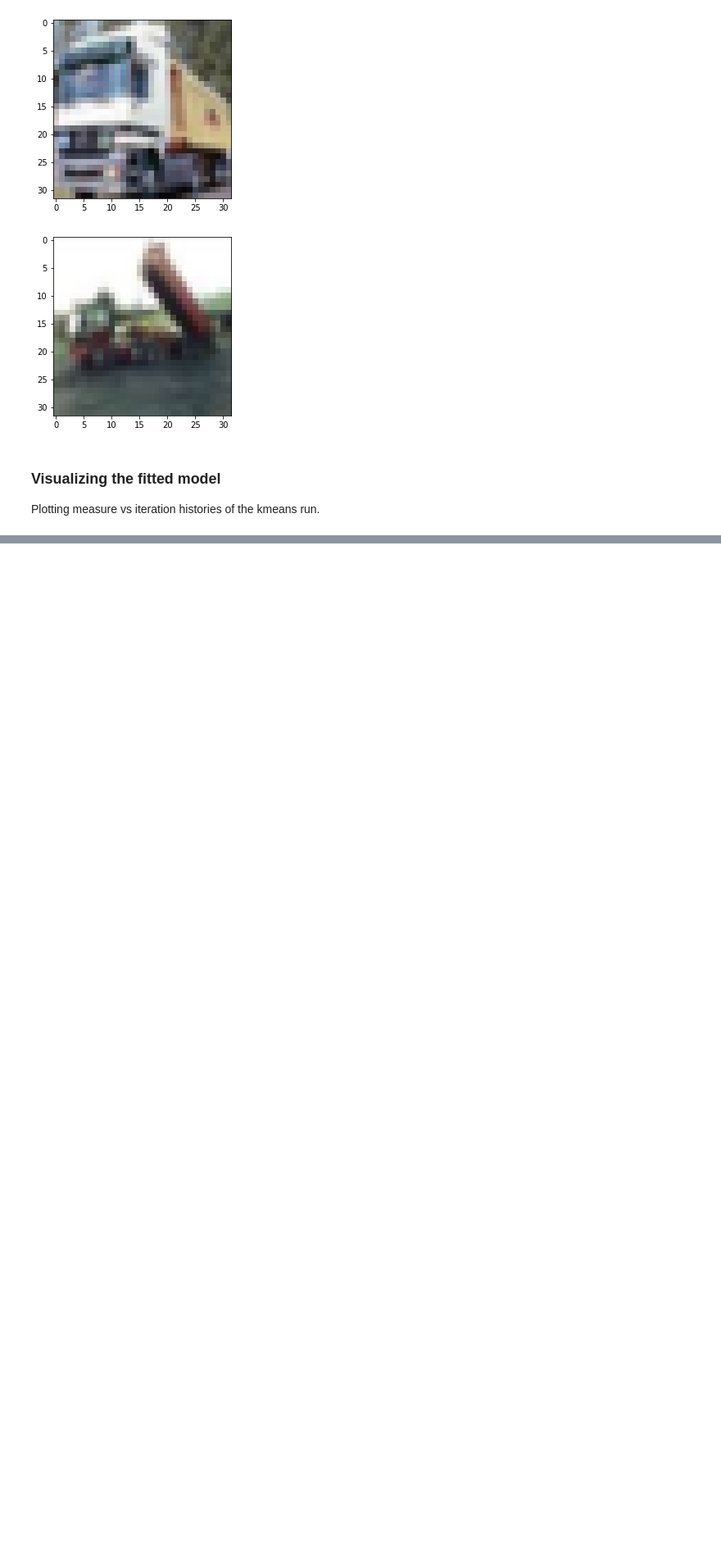
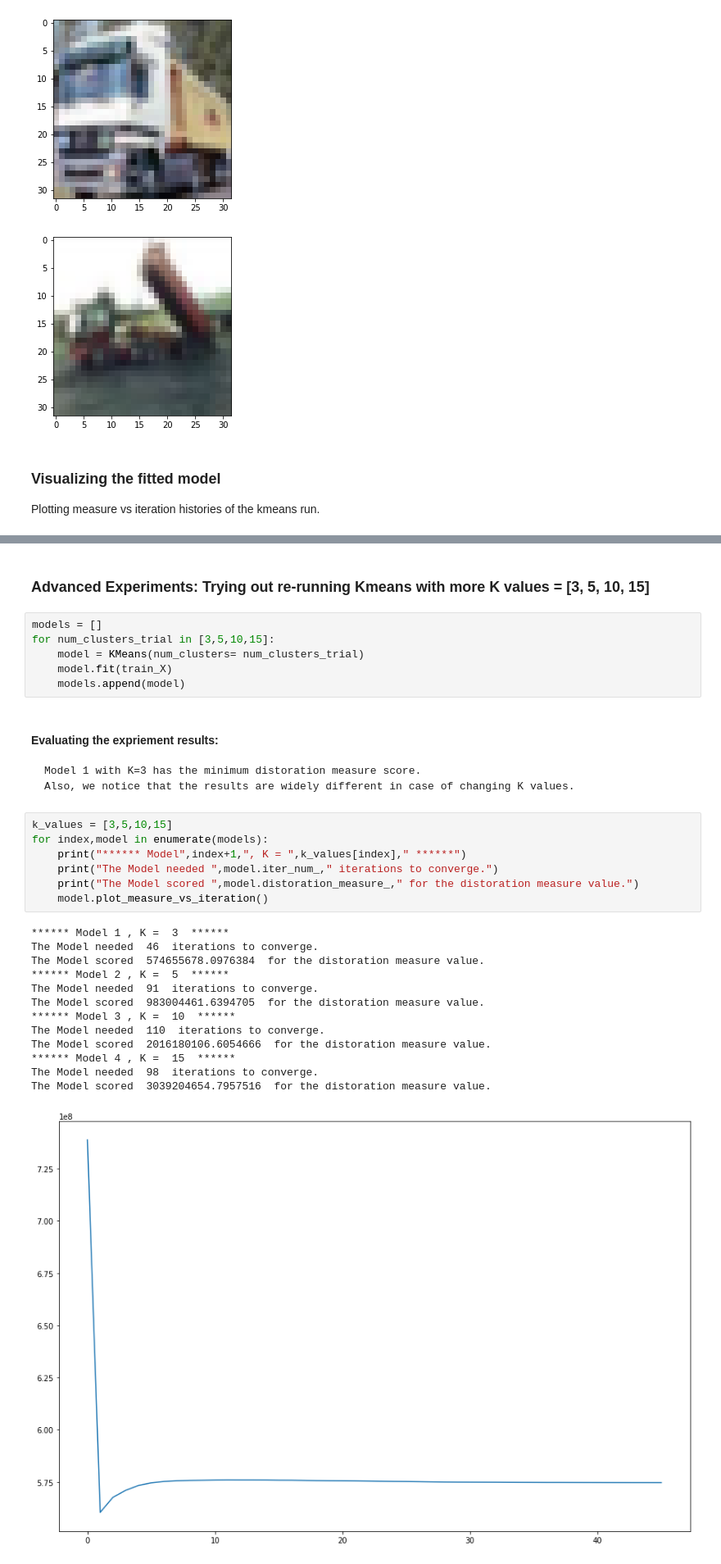
Before and after one commit to Elzawawy/kmeans-image-clustering, a Jupyter notebook: Image Clustering Using KMeans.ipynb, the cells around one changed output, grey strips where cells are left out. Shown at 82% size. Drawn from its saved outputs; the diff is of its cells as text; blank space fills up the shorter version.

Commit message:
Added Advanced Expriements Section to KMeans Image Clustering Tutorial.

```diff
--- a/Image Clustering Using KMeans.ipynb
+++ b/Image Clustering Using KMeans.ipynb
@@ -113,0 +76,33 @@ model.plot_measure_vs_iteration()
+# %% [markdown]
+### Advanced Experiments: Trying out re-running Kmeans with more K values = [3, 5, 10, 15]
+# %%
+models = []
+for num_clusters_trial in [3,5,10,15]:
+    model = KMeans(num_clusters= num_clusters_trial)
+    model.fit(train_X)
+    models.append(model)
+# %% [markdown]
+#### Evaluating the expriement results:
+    Model 1 with K=3 has the minimum distoration measure score.
+    Also, we notice that the results are widely different in case of changing K values.
+# %%
+k_values = [3,5,10,15]
+for index,model in enumerate(models):
+    print("****** Model",index+1,", K = ",k_values[index]," ******")
+    print("The Model needed ",model.iter_num_," iterations to converge.")
+    print("The Model scored ",model.distoration_measure_," for the distoration measure value.")
+    model.plot_measure_vs_iteration()
+# %% [output]
+****** Model 1 , K =  3  ******
+The Model needed  46  iterations to converge.
+The Model scored  574655678.0976384  for the distoration measure value.
+****** Model 2 , K =  5  ******
+The Model needed  91  iterations to converge.
+The Model scored  983004461.6394705  for the distoration measure value.
+****** Model 3 , K =  10  ******
+The Model needed  110  iterations to converge.
+The Model scored  2016180106.6054666  for the distoration measure value.
+****** Model 4 , K =  15  ******
+The Model needed  98  iterations to converge.
+The Model scored  3039204654.7957516  for the distoration measure value.
+[figure, added]
```
Also changed, not shown: parts of 8 cells of this notebook.
